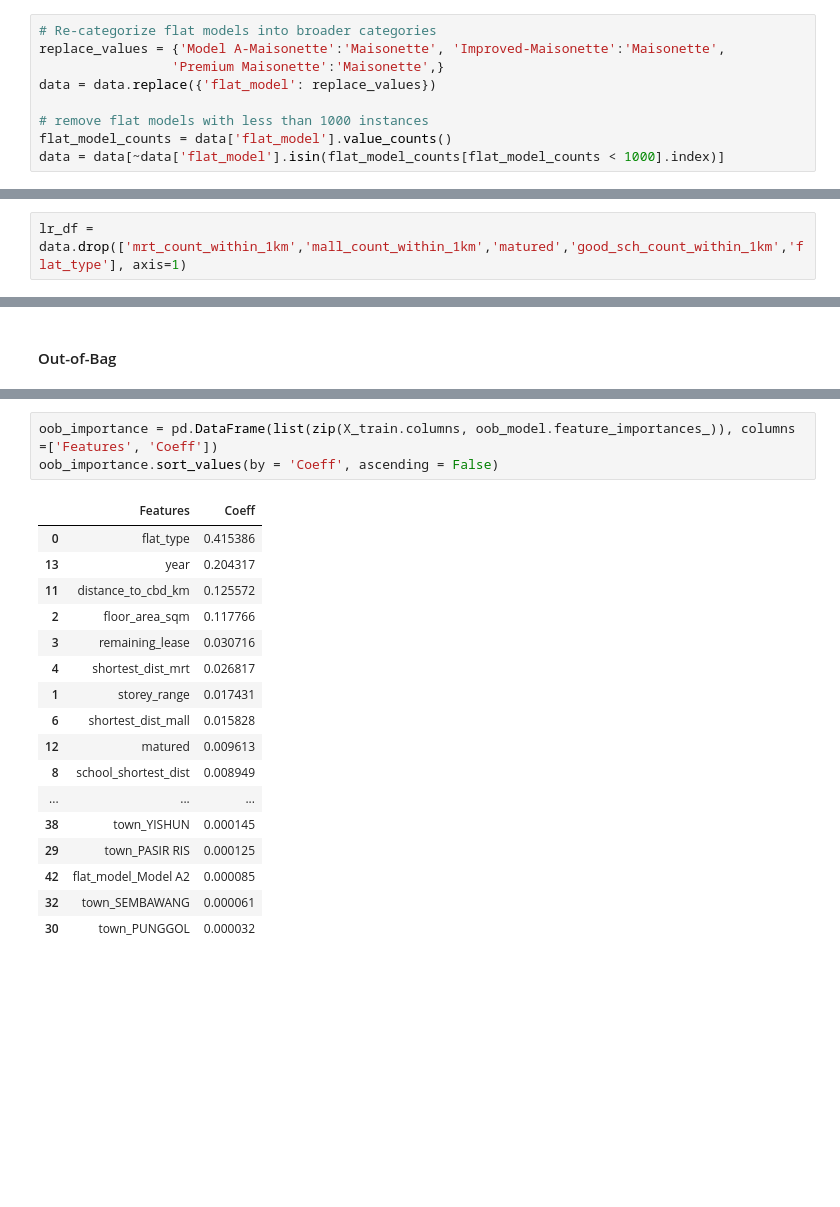
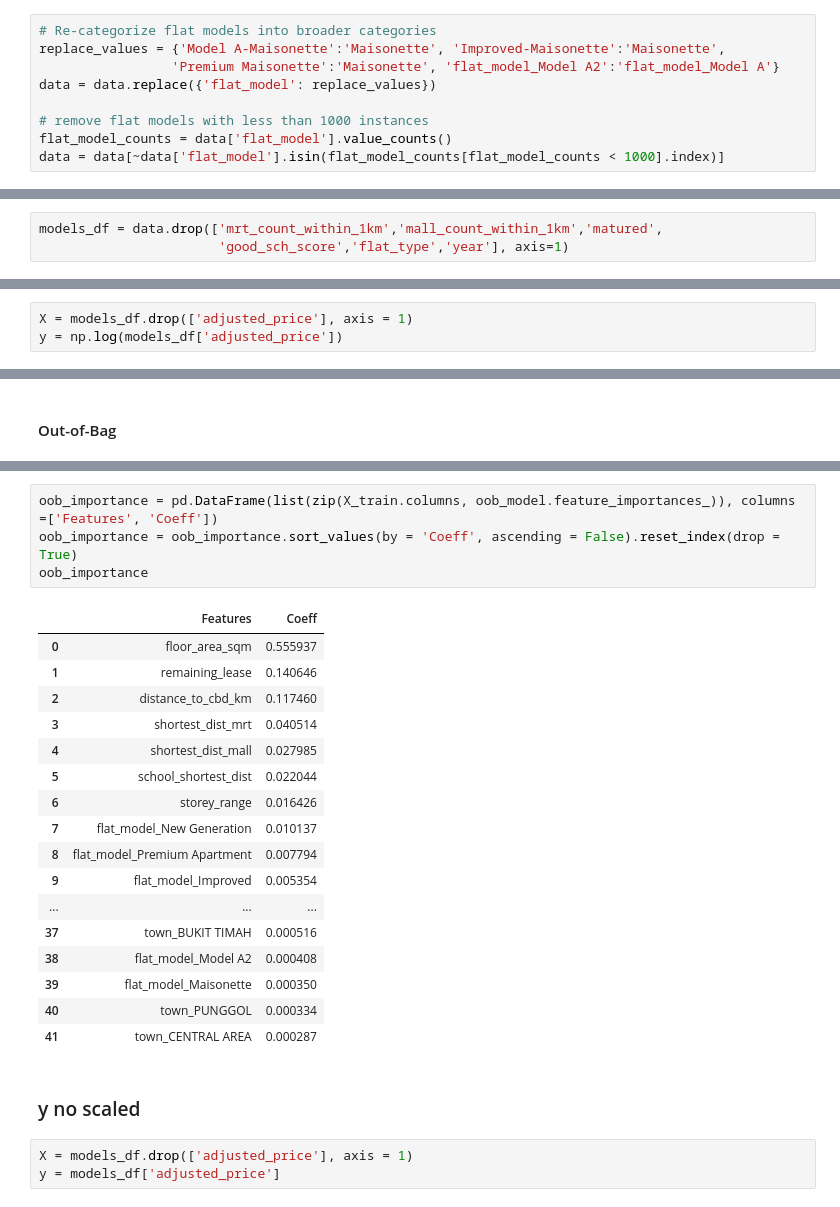
Before and after one commit to raychng/bt4222-project, a Jupyter notebook: Model Building 2004 to 2013.ipynb, the cells around one changed output, grey strips where cells are left out. Cells and saved outputs as stored; diff of their text form; blank space fills up the shorter version.

```diff
--- a/Model Building 2004 to 2013.ipynb
+++ b/Model Building 2004 to 2013.ipynb
@@ -123,7 +122,7 @@ Name: flat_model, dtype: int64
 # %%
 # Re-categorize flat models into broader categories
 replace_values = {'Model A-Maisonette':'Maisonette', 'Improved-Maisonette':'Maisonette',
-                 'Premium Maisonette':'Maisonette',}
+                 'Premium Maisonette':'Maisonette', 'flat_model_Model A2':'flat_model_Model A'}
 data = data.replace({'flat_model': replace_values})
 
 # remove flat models with less than 1000 instances
@@ -212,2 +215,3 @@ def model_performance(model):
 # %%
-lr_df = data.drop(['mrt_count_within_1km','mall_count_within_1km','matured','good_sch_count_within_1km','flat_type'], axis=1)
+models_df = data.drop(['mrt_count_within_1km','mall_count_within_1km','matured',
+                       'good_sch_score','flat_type','year'], axis=1)
@@ -217,3 +218,6 @@ y = np.log(lr_df['adjusted_price'])
+# %%
+X = models_df.drop(['adjusted_price'], axis = 1)
+y = np.log(models_df['adjusted_price'])
 # %%
 # Divide data into training set and test set
 X_train,X_test,y_train,y_test=train_test_split(X,y,test_size=0.2,random_state=100)
@@ -372,21 +364,27 @@ Test loss (MAE): 18078.274100339277
 # %%
 oob_importance = pd.DataFrame(list(zip(X_train.columns, oob_model.feature_importances_)), columns =['Features', 'Coeff'])
-oob_importance.sort_values(by = 'Coeff', ascending = False)
+oob_importance = oob_importance.sort_values(by = 'Coeff', ascending = False).reset_index(drop = True)
+oob_importance
 # %% [output]
 |  | Features | Coeff |
-| 0 | flat_type | 0.415386 |
-| 13 | year | 0.204317 |
-| 11 | distance_to_cbd_km | 0.125572 |
-| 2 | floor_area_sqm | 0.117766 |
-| 3 | remaining_lease | 0.030716 |
-| 4 | shortest_dist_mrt | 0.026817 |
-| 1 | storey_range | 0.017431 |
-| 6 | shortest_dist_mall | 0.015828 |
-| 12 | matured | 0.009613 |
-| 8 | school_shortest_dist | 0.008949 |
+| 0 | floor_area_sqm | 0.555937 |
+| 1 | remaining_lease | 0.140646 |
+| 2 | distance_to_cbd_km | 0.117460 |
+| 3 | shortest_dist_mrt | 0.040514 |
+| 4 | shortest_dist_mall | 0.027985 |
+| 5 | school_shortest_dist | 0.022044 |
+| 6 | storey_range | 0.016426 |
+| 7 | flat_model_New Generation | 0.010137 |
+| 8 | flat_model_Premium Apartment | 0.007794 |
+| 9 | flat_model_Improved | 0.005354 |
 | ... | ... | ... |
-| 38 | town_YISHUN | 0.000145 |
-| 29 | town_PASIR RIS | 0.000125 |
-| 42 | flat_model_Model A2 | 0.000085 |
-| 32 | town_SEMBAWANG | 0.000061 |
-| 30 | town_PUNGGOL | 0.000032 |
+| 37 | town_BUKIT TIMAH | 0.000516 |
+| 38 | flat_model_Model A2 | 0.000408 |
+| 39 | flat_model_Maisonette | 0.000350 |
+| 40 | town_PUNGGOL | 0.000334 |
+| 41 | town_CENTRAL AREA | 0.000287 |
+# %% [markdown]
+### y no scaled
+# %%
+X = models_df.drop(['adjusted_price'], axis = 1)
+y = models_df['adjusted_price']
```
Also changed, not shown: parts of 38 cells of this notebook.
